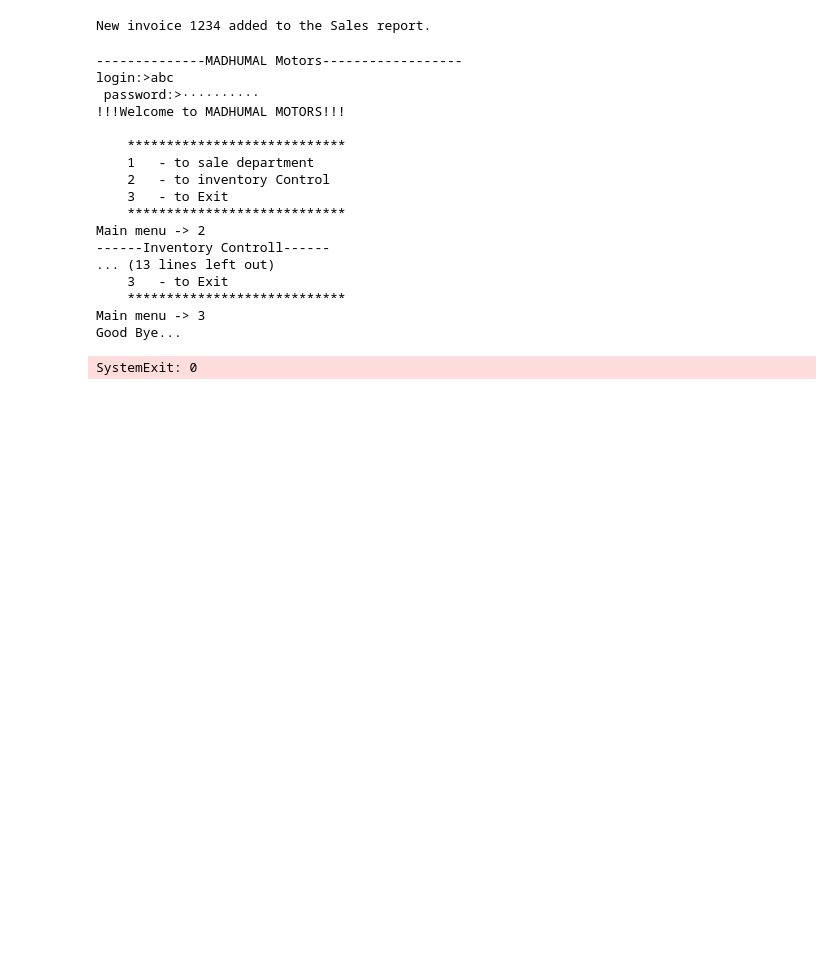
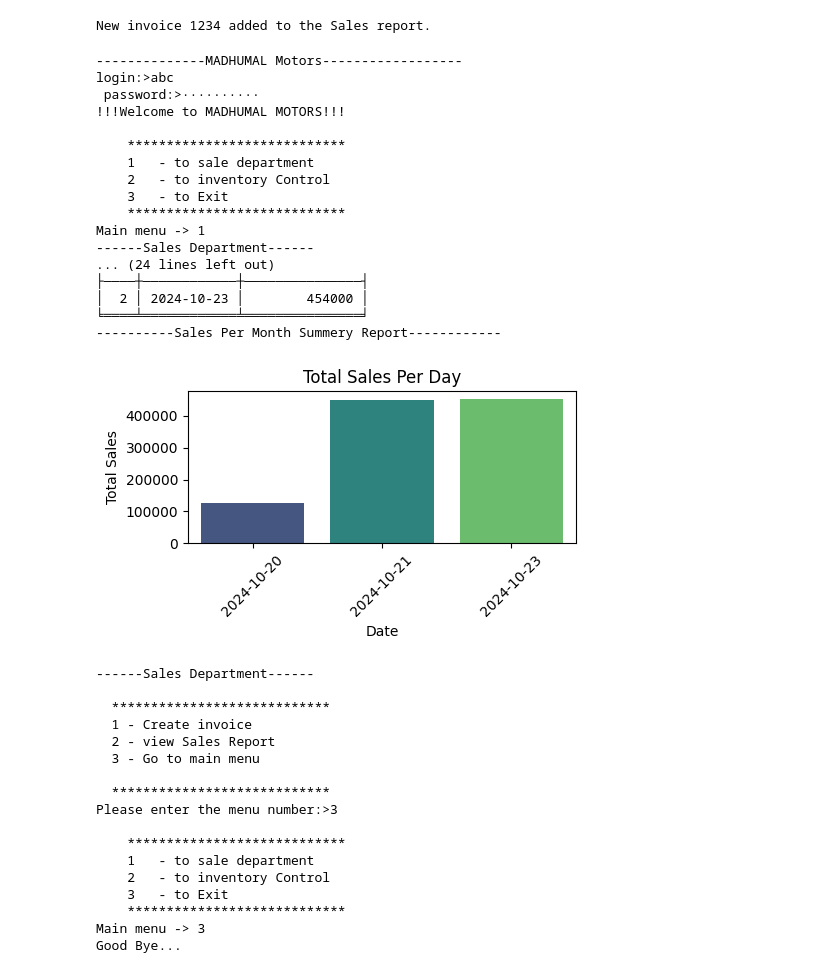
Before and after one commit to LakruvanUndugoda/madhumal_motors, a Jupyter notebook: Madhumal_Motors.ipynb, the cells around one changed output. Drawn from its saved outputs; the diff is of its cells as text; code cells hidden in the pictures; blank space fills up the shorter version.

Commit message:
complete with graphs in sales report

```diff
--- a/Madhumal_Motors.ipynb
+++ b/Madhumal_Motors.ipynb
@@ -164,11 +188,14 @@ New invoice 1234 added to the Sales report.
 # Madual motors sales management system
 print('--------------MADHUMAL Motors------------------')
 
+
 from getpass import getpass
 import sys
 from tabulate import tabulate
 from datetime import datetime
 from pickle import EMPTY_LIST
+import matplotlib.pyplot as plot
+import seaborn as sns
 import os
 import pandas as pd
 import csv
@@ -222,7 +249,7 @@ def print_invoice_in_console(invoice):
   print(f"""Date: {invoice['date']}                             Customer Name: {invoice['cusName']}
 
         Sales Man Code: {invoice['salecode']}                     Customer Address: {invoice['cusAdd']}
-        Invoice Number:M/INV/3
+        Invoice Number:M/INV/{invoice['productId']}
         {invoice['productId']}              Customer Phone Number: {invoice['cusTp']}""")
 
 
@@ -323,6 +350,26 @@ def viewSalesReport():
           total_sales_per_day_df = total_sales_per_day.reset_index()
           total_sales_per_day_df.columns = ['Day', 'Total Sales']
           print(tabulate(total_sales_per_day_df, headers="keys", tablefmt="fancy_grid"))
+          print("----------Sales Per Month Summery Report------------")
+          total_sales_per_day = daysales_df.groupby('day')['total'].sum().reset_index()
+  with open('/content/sales_report.csv', 'r') as file:
+          daysales_df = pd.read_csv(file)
+          daysales_df['date'] = pd.to_datetime(daysales_df['date'])
+          daysales_df['day'] = daysales_df['date'].dt.date
+          total_sales_per_day = daysales_df.groupby('day')['total'].sum().reset_index()
+
+          plot.figure(figsize=(5, 3))
+          #sns.barplot(x='day', y='total', data=total_sales_per_day, palette="viridis")
+          sns.barplot(x='day', y='total', hue='day', data=total_sales_per_day, palette="viridis", legend=False)
+
+          plot.xlabel("Date")
+          plot.ylabel("Total Sales")
+          plot.title("Total Sales Per Day")
+          plot.xticks(rotation=45)
+          plot.tight_layout()
+
+            # Show the plot
+          plot.show()
 
 def salesDepartmentMainMenu():
   while True:
@@ -422,42 +469,58 @@ def inventoryControlMainMenu():
       break
     else:
       print("sorry, invalid entry")
 
 
 while True:
     print("""
     ****************************
     1   - to sale department
     2   - to inventory Control
     3   - to Exit
     ****************************""")
     command = input("Main menu -> ")
     if command== "1":
       salesDepartmentMainMenu()
     elif command == "2":
       inventoryControlMainMenu()
     elif command == "3":
       print("Good Bye...")
-      sys.exit(0)
-
-
-sys.exit(0)
+      break
+    else:
+      print("sorry, invalid entry")
 # %% [output]
 --------------MADHUMAL Motors------------------
 login:>abc
  password:>··········
 !!!Welcome to MADHUMAL MOTORS!!!
 
     ****************************
     1   - to sale department
     2   - to inventory Control
     3   - to Exit
     ****************************
-Main menu -> 2
-------Inventory Controll------
-... (13 lines left out)
-    3   - to Exit
-    ****************************
-Main menu -> 3
-Good Bye...
+Main menu -> 1
+------Sales Department------
+... (24 lines left out)
+├────┼────────────┼───────────────┤
+│  2 │ 2024-10-23 │        454000 │
+╘════╧════════════╧═══════════════╛
+----------Sales Per Month Summery Report------------
+[figure, added]
-SystemExit: 0
+------Sales Department------
+
+  ****************************
+  1 - Create invoice
+  2 - view Sales Report
+  3 - Go to main menu
+
+  ****************************
+Please enter the menu number:>3
+
+    ****************************
+    1   - to sale department
+    2   - to inventory Control
+    3   - to Exit
+    ****************************
+Main menu -> 3
+Good Bye...
```
Also changed, not shown: parts of 1 cell of this notebook.
